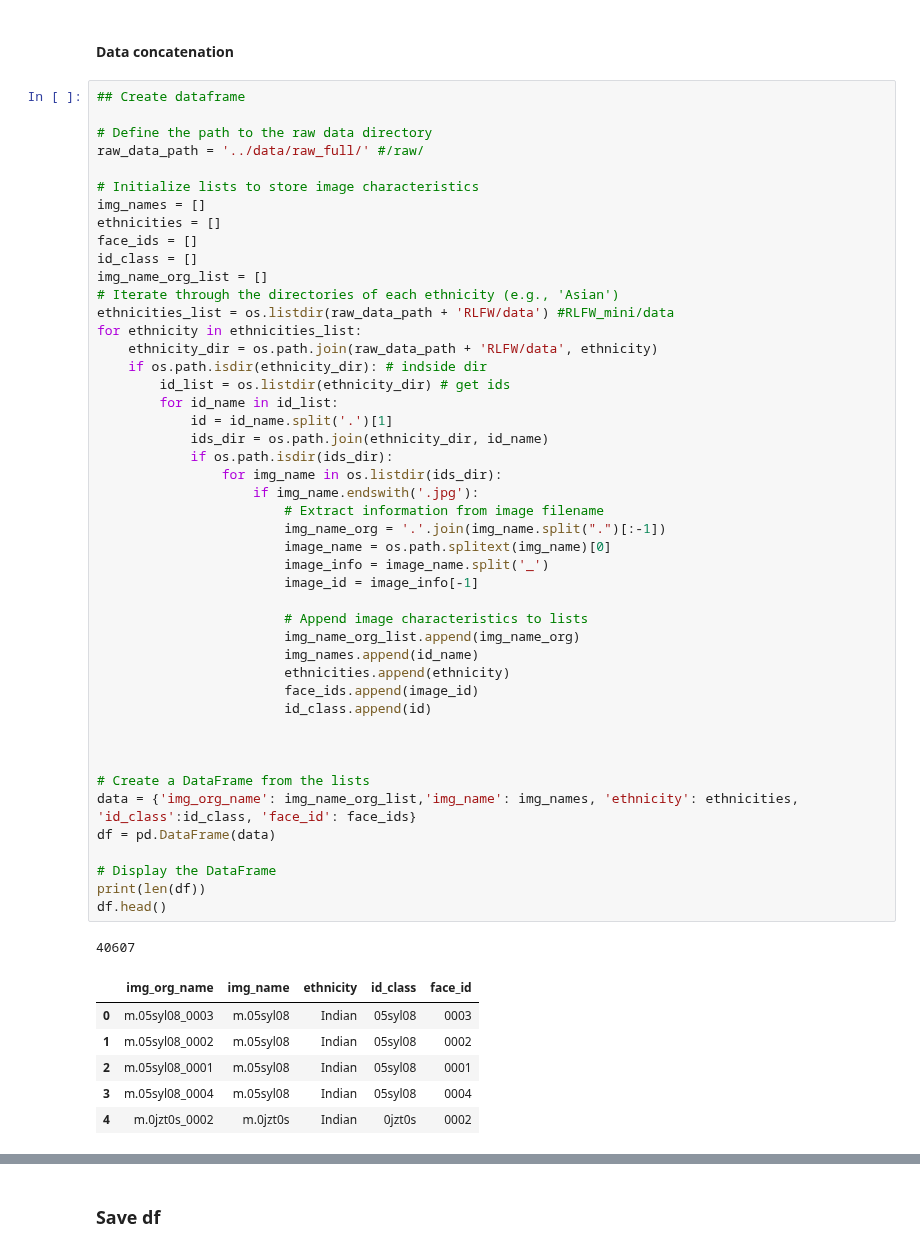
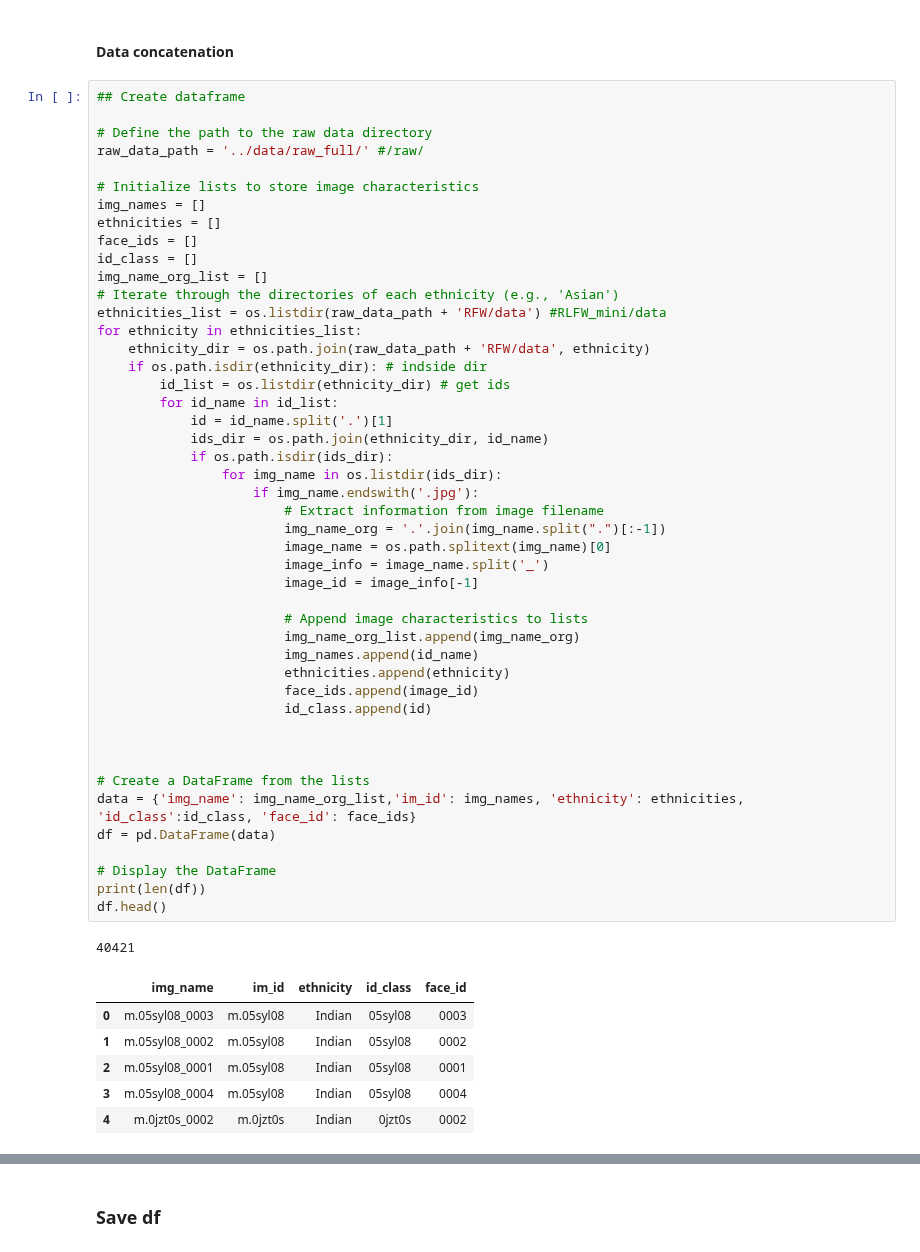
Before and after one commit to Kat-Gabi/Master_Thesis, a Jupyter notebook: notebooks/data_loading_rlfw.ipynb, the cells around one changed output, grey strips where cells are left out. Saved outputs shown, nothing was run; the diff lists cells and outputs as text.

```diff
--- a/notebooks/data_loading_rlfw.ipynb
+++ b/notebooks/data_loading_rlfw.ipynb
@@ -43,42 +46,42 @@ face_ids = []
 id_class = []
 img_name_org_list = []
 # Iterate through the directories of each ethnicity (e.g., 'Asian')
-ethnicities_list = os.listdir(raw_data_path + 'RLFW/data') #RLFW_mini/data
+ethnicities_list = os.listdir(raw_data_path + 'RFW/data') #RLFW_mini/data
 for ethnicity in ethnicities_list:
-    ethnicity_dir = os.path.join(raw_data_path + 'RLFW/data', ethnicity)
+    ethnicity_dir = os.path.join(raw_data_path + 'RFW/data', ethnicity)
     if os.path.isdir(ethnicity_dir): # indside dir
         id_list = os.listdir(ethnicity_dir) # get ids
         for id_name in id_list:
             id = id_name.split('.')[1]
             ids_dir = os.path.join(ethnicity_dir, id_name)
             if os.path.isdir(ids_dir):
                 for img_name in os.listdir(ids_dir):
                     if img_name.endswith('.jpg'):
                         # Extract information from image filename
                         img_name_org = '.'.join(img_name.split(".")[:-1])
                         image_name = os.path.splitext(img_name)[0]
                         image_info = image_name.split('_')
                         image_id = image_info[-1]
 
                         # Append image characteristics to lists
                         img_name_org_list.append(img_name_org)
                         img_names.append(id_name)
                         ethnicities.append(ethnicity)
                         face_ids.append(image_id)
                         id_class.append(id)
 
 
 
 # Create a DataFrame from the lists
-data = {'img_org_name': img_name_org_list,'img_name': img_names, 'ethnicity': ethnicities, 'id_class':id_class, 'face_id': face_ids}
+data = {'img_name': img_name_org_list,'im_id': img_names, 'ethnicity': ethnicities, 'id_class':id_class, 'face_id': face_ids}
 df = pd.DataFrame(data)
 
 # Display the DataFrame
 print(len(df))
 df.head()
 # %% [output]
-40607
+40421
-|  | img_org_name | img_name | ethnicity | id_class | face_id |
+|  | img_name | im_id | ethnicity | id_class | face_id |
 | 0 | m.05syl08_0003 | m.05syl08 | Indian | 05syl08 | 0003 |
 | 1 | m.05syl08_0002 | m.05syl08 | Indian | 05syl08 | 0002 |
 | 2 | m.05syl08_0001 | m.05syl08 | Indian | 05syl08 | 0001 |
```
Also changed, not shown: parts of 30 cells of this notebook, 8 other files.
